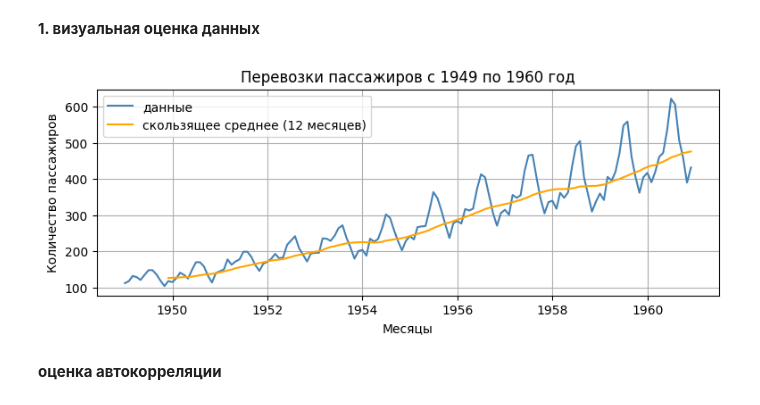
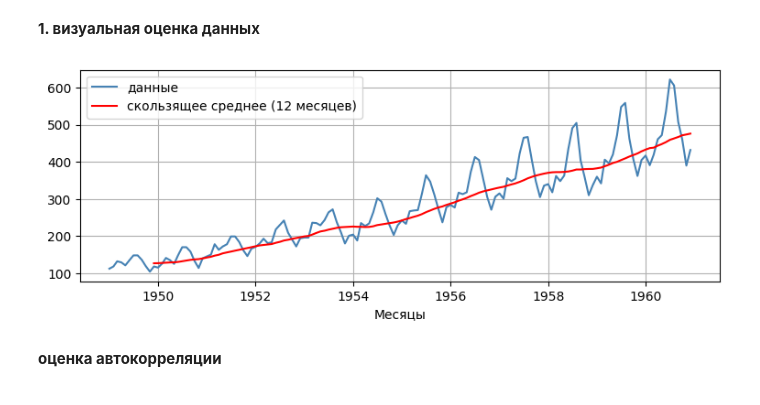
Before and after one commit to mechanoid5/ml_lectorium_2024_I, a Jupyter notebook: examples/22-time-series/02-sarima.ipynb, the cells around one changed output. Drawn from its saved outputs; the diff is of its cells as text; code cells hidden in the pictures.

```diff
--- a/examples/22-time-series/02-sarima.ipynb
+++ b/examples/22-time-series/02-sarima.ipynb
@@ -33,8 +24,15 @@ https://huggingface.co/spaces/Anniek/Time_series_forecast/raw/main/AirPassengers
 # %%
-# читаем данные
+# AirPassengers.csv :
+#    https://drive.google.com/file/d/1yfw6gcgmJXCtxkjC69ekUvsEtAiYTlST/view?usp=share_link
+#    https://huggingface.co/spaces/Anniek/Time_series_forecast/raw/main/AirPassengers.csv
+
 url = 'https://huggingface.co/spaces/Anniek/Time_series_forecast/raw/main/AirPassengers.csv'
 df = pd.read_csv(url).convert_dtypes()
-display(df.info())
-display(df.describe().T)
+
+df['date'] = pd.to_datetime(df['Month'])
+df = df.set_index('date')
+df = df.asfreq('MS')
+df = df[['#Passengers']].rename(columns={'#Passengers':'values'})
+
 display(df.sample(3))
 # %% [output]
@@ -57,5 +43,0 @@ None
-# %%
-df['ts'] = pd.to_datetime(df['Month'])
-df = df.set_index('ts')
-df = df[['#Passengers']]
-display(df.sample(3))
@@ -71,15 +47,13 @@ display(df.sample(3))
 __1. визуальная оценка данных__
 # %%
 fig,ax = plt.subplots(figsize = (9,3))
-ax.plot(df['#Passengers'], label = 'данные', color = 'steelblue')
-ax.plot(df['#Passengers'].rolling(window=12).mean(), label = 'скользящее среднее (12 месяцев)', color = 'orange')
+ax.plot(df['values'], label = 'данные', color = 'steelblue')
+ax.plot(df['values'].rolling(window=12).mean(), label = 'скользящее среднее (12 месяцев)', color = 'red')
 ax.set_xlabel('Месяцы', )
-ax.set_ylabel('Количество пассажиров',)
-ax.set_title('Перевозки пассажиров с 1949 по 1960 год', )
 ax.legend(title = '', loc = 'upper left', )
 ax.grid()
 # %% [output]
-[figure, old version]
+[figure, new version]
 # %% [markdown]
 __оценка автокорреляции__
 # %%
```
Also changed, not shown: parts of 74 cells of this notebook.
